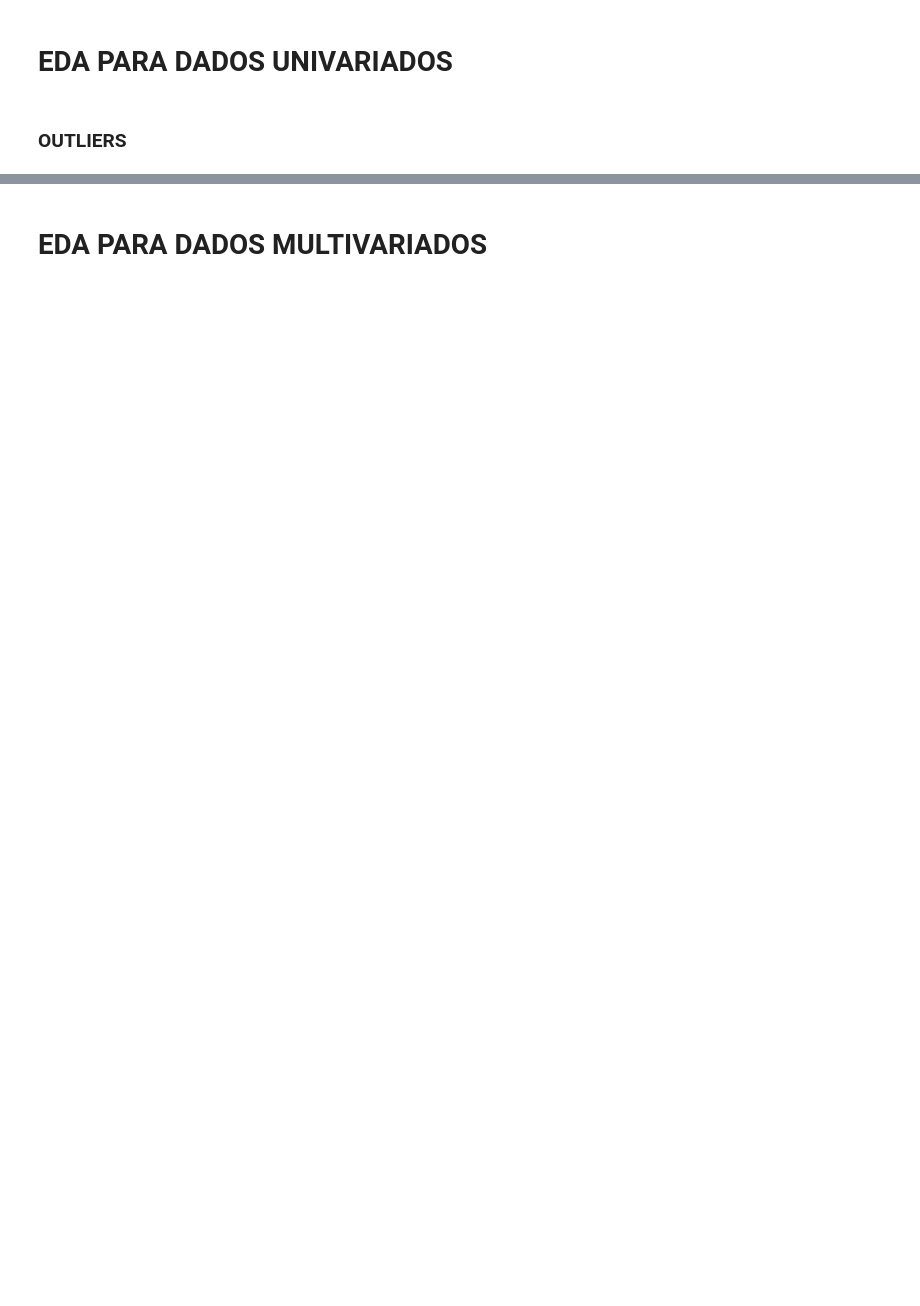
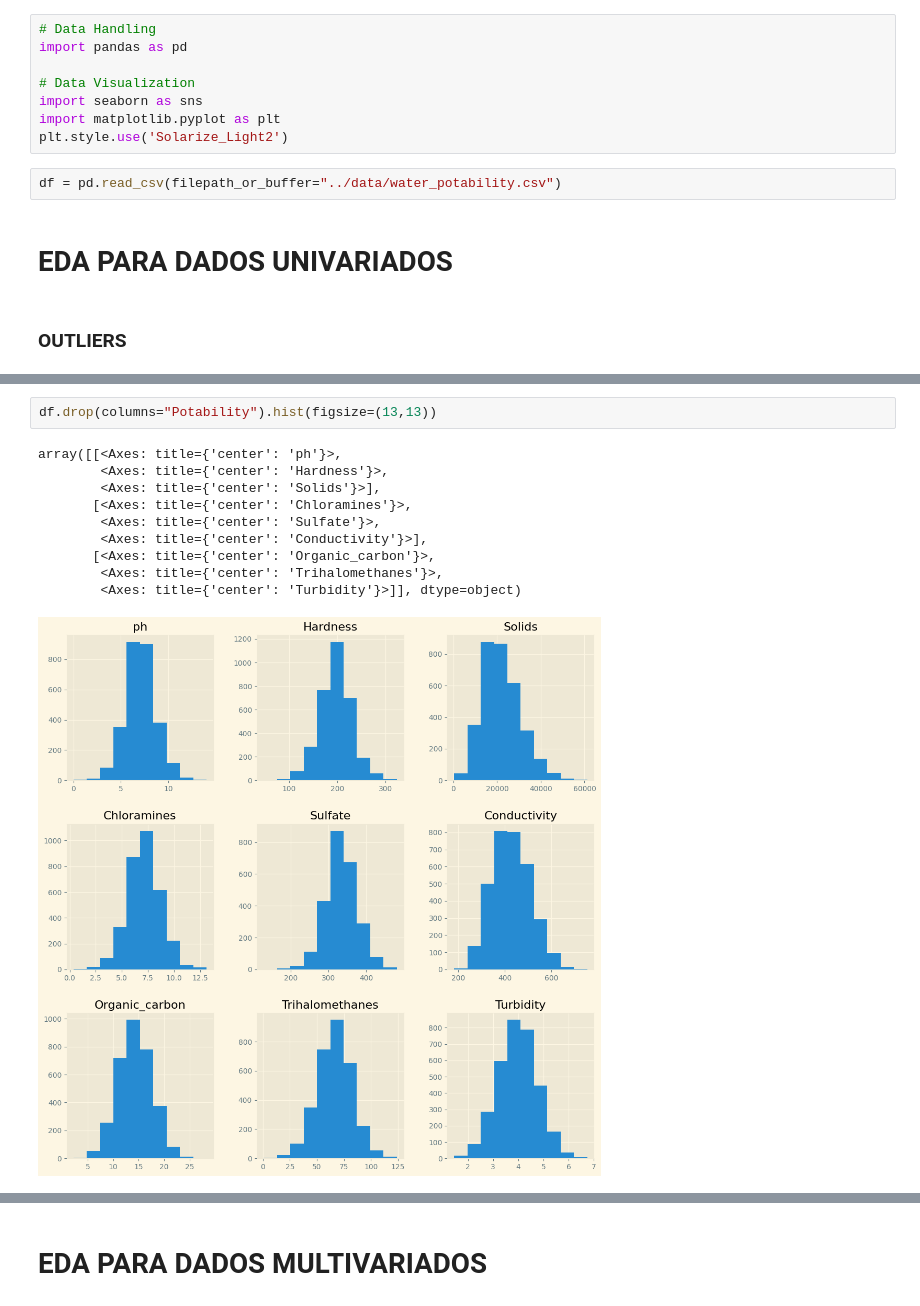
Before and after one commit to Nathan-Rgs/patternRecognition-supervisedLearning, a Jupyter notebook: classification/notebooks/EDA.ipynb, the cells around one changed output, grey strips where cells are left out. Saved outputs shown, nothing was run; the diff lists cells and outputs as text; blank space fills up the shorter version.

```diff
--- a/classification/notebooks/EDA.ipynb
+++ b/classification/notebooks/EDA.ipynb
@@ -2,6 +2,16 @@
 # **EXPLORAÇÃO DE DADOS**
 # %% [markdown]
 #### Importação de dados e bibliotecas
+# %%
+# Data Handling
+import pandas as pd
+
+# Data Visualization
+import seaborn as sns
+import matplotlib.pyplot as plt
+plt.style.use('Solarize_Light2')
+# %%
+df = pd.read_csv(filepath_or_buffer="../data/water_potability.csv")
 # %% [markdown]
 # **EDA PARA DADOS UNIVARIADOS**
 # %% [markdown]
@@ -14,0 +41,13 @@
+# %%
+df.drop(columns="Potability").hist(figsize=(13,13))
+# %% [output]
+array([[<Axes: title={'center': 'ph'}>,
+        <Axes: title={'center': 'Hardness'}>,
+        <Axes: title={'center': 'Solids'}>],
+       [<Axes: title={'center': 'Chloramines'}>,
+        <Axes: title={'center': 'Sulfate'}>,
+        <Axes: title={'center': 'Conductivity'}>],
+       [<Axes: title={'center': 'Organic_carbon'}>,
+        <Axes: title={'center': 'Trihalomethanes'}>,
+        <Axes: title={'center': 'Turbidity'}>]], dtype=object)
+[figure, added]
```
Also changed, not shown: parts of 28 cells of this notebook.
